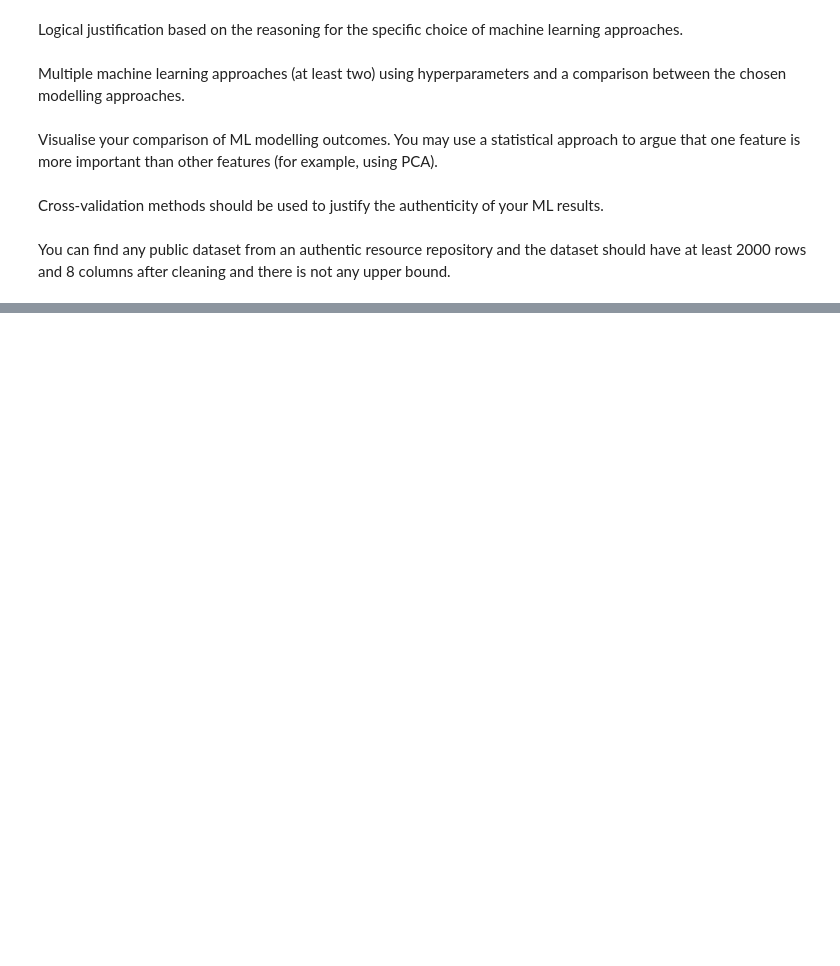
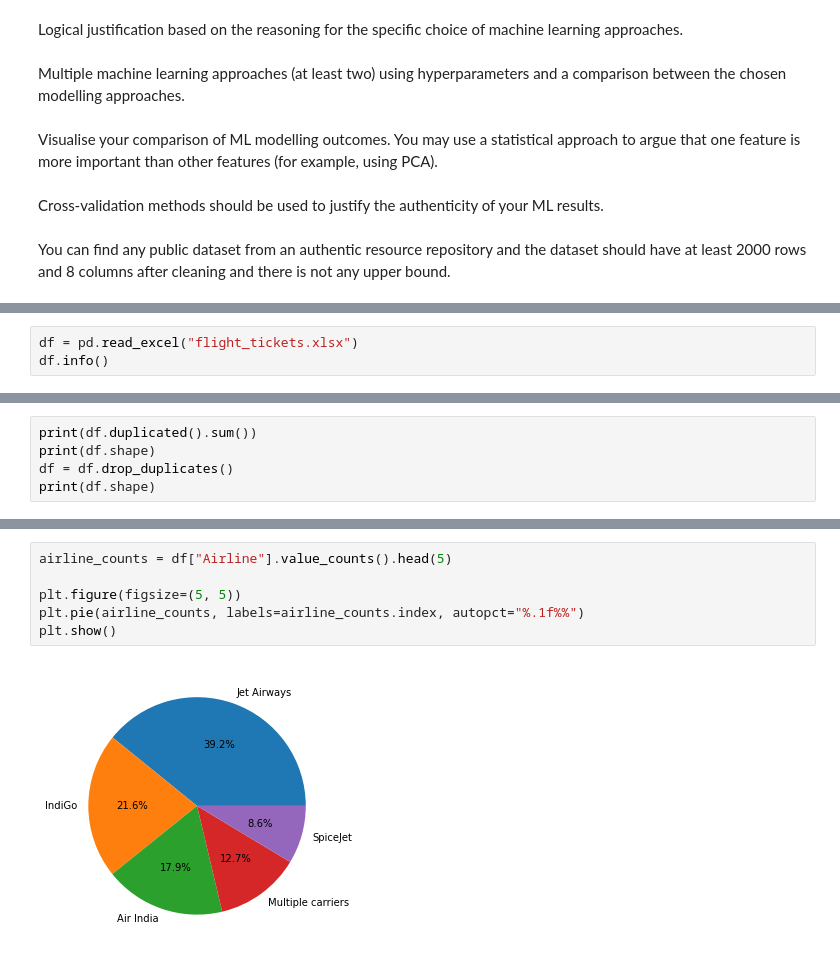
Before and after one commit to EduardoJMatosRomero/MachLearnCA1, a Jupyter notebook: Untitled.ipynb, the cells around one changed output, grey strips where cells are left out. Drawn from its saved outputs; the diff is of its cells as text; blank space fills up the shorter version.

```diff
--- a/Untitled.ipynb
+++ b/Untitled.ipynb
@@ -38,3 +40,6 @@ from sklearn.metrics import confusion_matrix #tutorial2
 #from sklearn.model_selection import cross_val_score, train_test_split, KFold, GridSearchCV
 #from sklearn.ensemble import RandomForestRegressor, ExtraTreesRegressor
 #from sklearn import metrics
+# %%
+df = pd.read_excel("flight_tickets.xlsx")
+df.info()
@@ -40,0 +136,5 @@ from sklearn.metrics import confusion_matrix #tutorial2
+# %%
+print(df.duplicated().sum())
+print(df.shape)
+df = df.drop_duplicates()
+print(df.shape)
@@ -40,0 +168,8 @@ from sklearn.metrics import confusion_matrix #tutorial2
+# %%
+airline_counts = df["Airline"].value_counts().head(5)
+
+plt.figure(figsize=(5, 5))
+plt.pie(airline_counts, labels=airline_counts.index, autopct="%.1f%%")
+plt.show()
+# %% [output]
+[figure, added]
```
Also changed, not shown: parts of 38 cells of this notebook, 2 other files.
